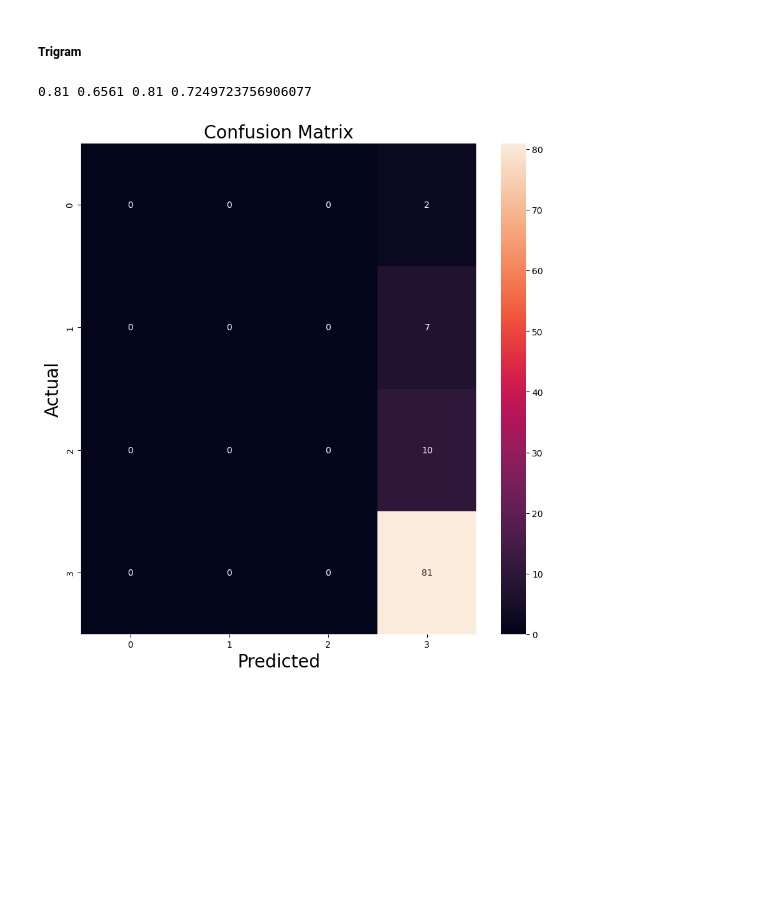
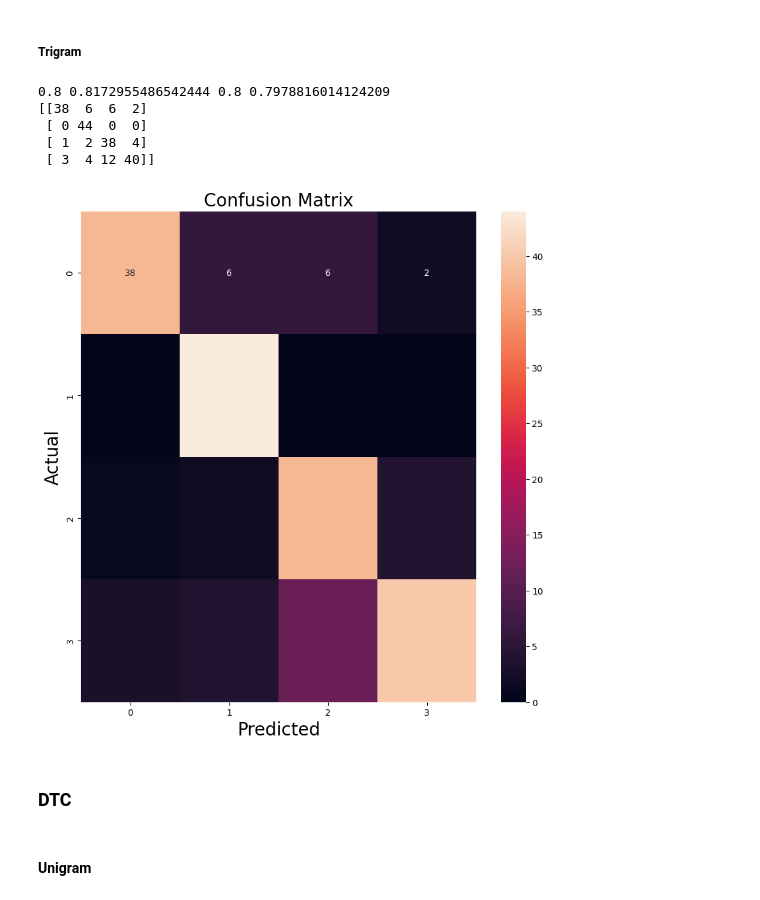
Before and after one commit to LCS-FS/NLP, a Jupyter notebook: assign1/eval.ipynb, the cells around one changed output. Saved outputs shown, nothing was run; the diff lists cells and outputs as text; code cells hidden in the pictures; blank space fills up the shorter version.

```diff
--- a/assign1/eval.ipynb
+++ b/assign1/eval.ipynb
@@ -29,3 +22,8 @@ subset_data = data.head(500)
+# %%
+data = pd.read_csv('datasets/small_data_filtered.csv')
+
+#rename text_filtered to text
+data.rename(columns = {'text_filtered':'text'}, inplace = True)
 # %% [markdown]
 ## Fit and eval model with input data
 # %%
@@ -45,7 +43,8 @@ def train_test_model(model, X_train, Y_train, X_test, Y_test):
 def display_confusion_matrix(matrix):
     # Display the confusion matrix as an image
     fig, ax = plt.subplots(figsize=(10, 10))
-    ax = sns.heatmap(matrix, annot=True, fmt='d')
+    sns.heatmap(matrix, annot=True, fmt='d', ax=ax)
+
     # Set the labels
     ax.set_xlabel('Predicted', fontsize=20)
     ax.set_ylabel('Actual', fontsize=20)
@@ -70,8 +69,7 @@ def countVectorizerAux(data, ngram_range_max):
 ## TfidfVectorizer
 # %%
 def tfidfVectorizerAux(data, ngram_range_max):
-    #TODO: change the lowercase
-    vectorizer = TfidfVectorizer(analyzer='word', lowercase=False, stop_words='english', ngram_range=(1, ngram_range_max))
+    vectorizer = TfidfVectorizer(analyzer='word', lowercase=True, stop_words='english', ngram_range=(1, ngram_range_max))
     X = vectorizer.fit_transform(data['text']).toarray()
     y = data['label']
     X_train, X_test, y_train, y_test = train_test_split(X, y, test_size = 0.20)
@@ -232,16 +270,25 @@ display_confusion_matrix(results_nb_simple['confusion_matrix'])
 # %% [markdown]
 ##### Trigram
 # %%
-vectorizerResults = tfidfVectorizerAux(subset_data, 3)
+vectorizerResults = tfidfVectorizerAux(data, 3)
 results_nb_simple = train_test_model(
     MultinomialNB(),
     vectorizerResults['X_train'],
     vectorizerResults['y_train'],
     vectorizerResults['X_test'],
     vectorizerResults['y_test'],
     )
 print(results_nb_simple['accuracy'], results_nb_simple['precision'], results_nb_simple['recall'], results_nb_simple['f1'])
+print(results_nb_simple['confusion_matrix'])
 display_confusion_matrix(results_nb_simple['confusion_matrix'])
 # %% [output]
-0.81 0.6561 0.81 0.7249723756906077
+0.8 0.8172955486542444 0.8 0.7978816014124209
+[[38  6  6  2]
+ [ 0 44  0  0]
+ [ 1  2 38  4]
+ [ 3  4 12 40]]
-[figure, old version]
+[figure, new version]
+# %% [markdown]
+### DTC
+# %% [markdown]
+#### Unigram
```
Also changed, not shown: parts of 14 cells of this notebook, 2 other files.
